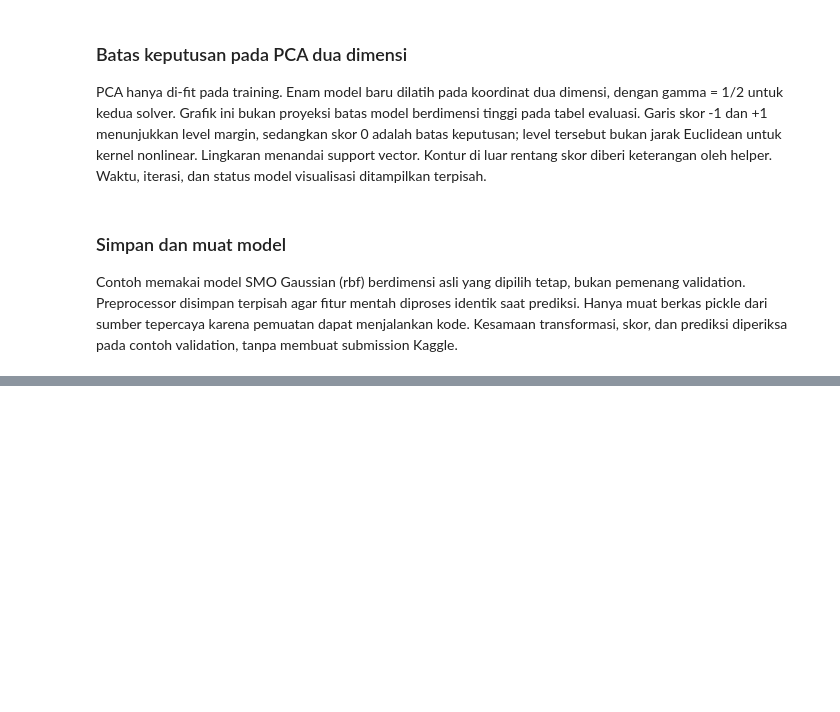
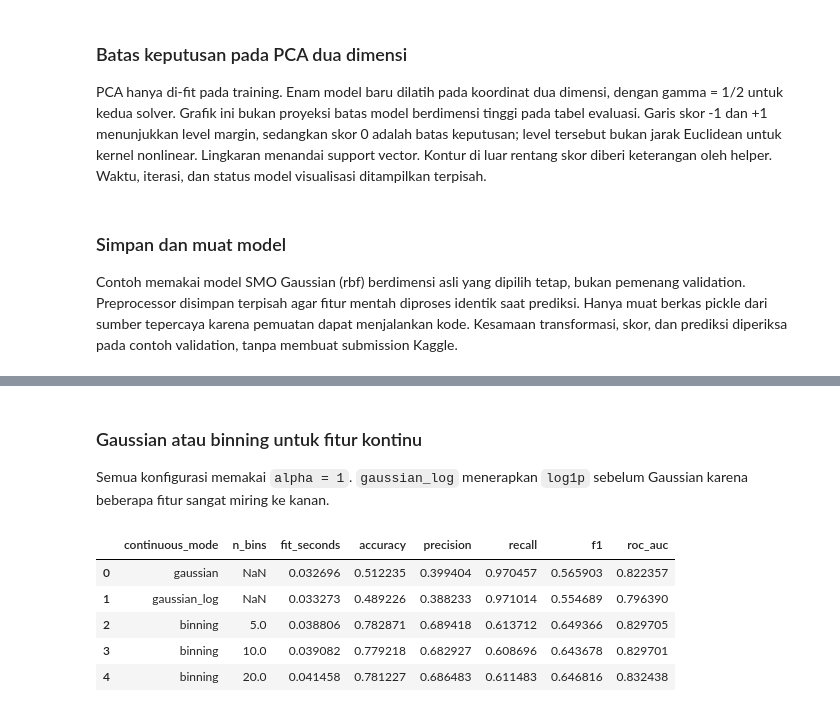
Before and after one commit to Kurt-Mikhael/IF3170_G14_LalapKaoBole, a Jupyter notebook: src/notebooks/v1.ipynb, the cells around one changed output, grey strips where cells are left out. Saved outputs shown, nothing was run; the diff lists cells and outputs as text; code cells hidden in the pictures; blank space fills up the shorter version.

```diff
--- a/src/notebooks/v1.ipynb
+++ b/src/notebooks/v1.ipynb
@@ -598,0 +682,41 @@ pd.DataFrame({
+# %% [markdown]
+### Gaussian atau binning untuk fitur kontinu
+Semua konfigurasi memakai `alpha = 1`. `gaussian_log` menerapkan `log1p` sebelum Gaussian karena beberapa fitur sangat miring ke kanan.
+# %%
+def nb_evaluate(model, X_valid, y_valid):
+    predictions = model.predict(X_valid)
+    proba_cancel = model.predict_proba(X_valid)[:, 1]
+    return {
+        'accuracy': accuracy_score(y_valid, predictions),
+        'precision': precision_score(y_valid, predictions, zero_division=0),
+        'recall': recall_score(y_valid, predictions, zero_division=0),
+        'f1': f1_score(y_valid, predictions, zero_division=0),
+        'roc_auc': roc_auc_score(y_valid, proba_cancel),
+    }
+
+
+nb_mode_settings = [
+    ('gaussian', None), ('gaussian_log', None),
+    ('binning', 5), ('binning', 10), ('binning', 20),
+]
+nb_mode_results = []
+for nb_mode, nb_bins in nb_mode_settings:
+    nb_params = nb_fit_preprocessing(nb_raw_train, nb_bins or 10)
+    nb_Xtr = nb_transform(nb_raw_train, nb_params, nb_mode)
+    nb_Xva = nb_transform(nb_raw_valid, nb_params, nb_mode)
+    nb_model = NaiveBayesClassifier(alpha=1.0, feature_types=nb_feature_types(nb_mode))
+    nb_start = time.perf_counter()
+    nb_model.fit(nb_Xtr, nb_y_train)
+    nb_fit_seconds = time.perf_counter() - nb_start
+    nb_row = {'continuous_mode': nb_mode, 'n_bins': nb_bins, 'fit_seconds': nb_fit_seconds}
+    nb_row.update(nb_evaluate(nb_model, nb_Xva, nb_y_valid))
+    nb_mode_results.append(nb_row)
+nb_mode_table = pd.DataFrame(nb_mode_results)
+nb_mode_table
+# %% [output]
+|  | continuous_mode | n_bins | fit_seconds | accuracy | precision | recall | f1 | roc_auc |
+| 0 | gaussian | NaN | 0.032696 | 0.512235 | 0.399404 | 0.970457 | 0.565903 | 0.822357 |
+| 1 | gaussian_log | NaN | 0.033273 | 0.489226 | 0.388233 | 0.971014 | 0.554689 | 0.796390 |
+| 2 | binning | 5.0 | 0.038806 | 0.782871 | 0.689418 | 0.613712 | 0.649366 | 0.829705 |
+| 3 | binning | 10.0 | 0.039082 | 0.779218 | 0.682927 | 0.608696 | 0.643678 | 0.829701 |
+| 4 | binning | 20.0 | 0.041458 | 0.781227 | 0.686483 | 0.611483 | 0.646816 | 0.832438 |
```
Also changed, not shown: parts of 16 cells of this notebook.
